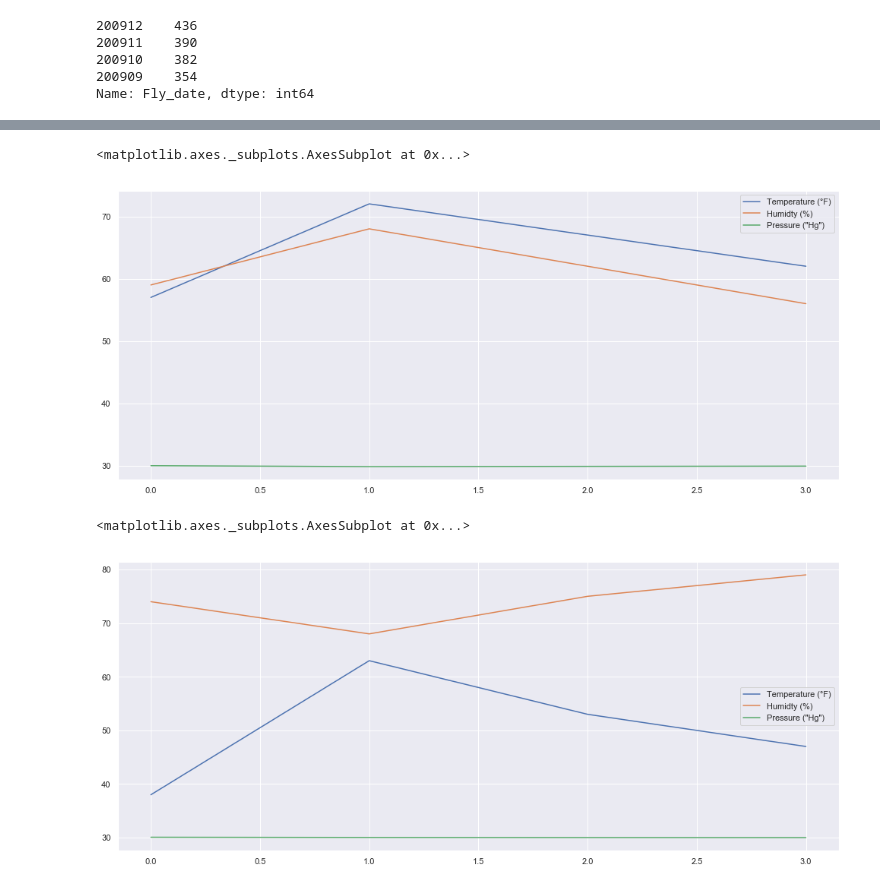
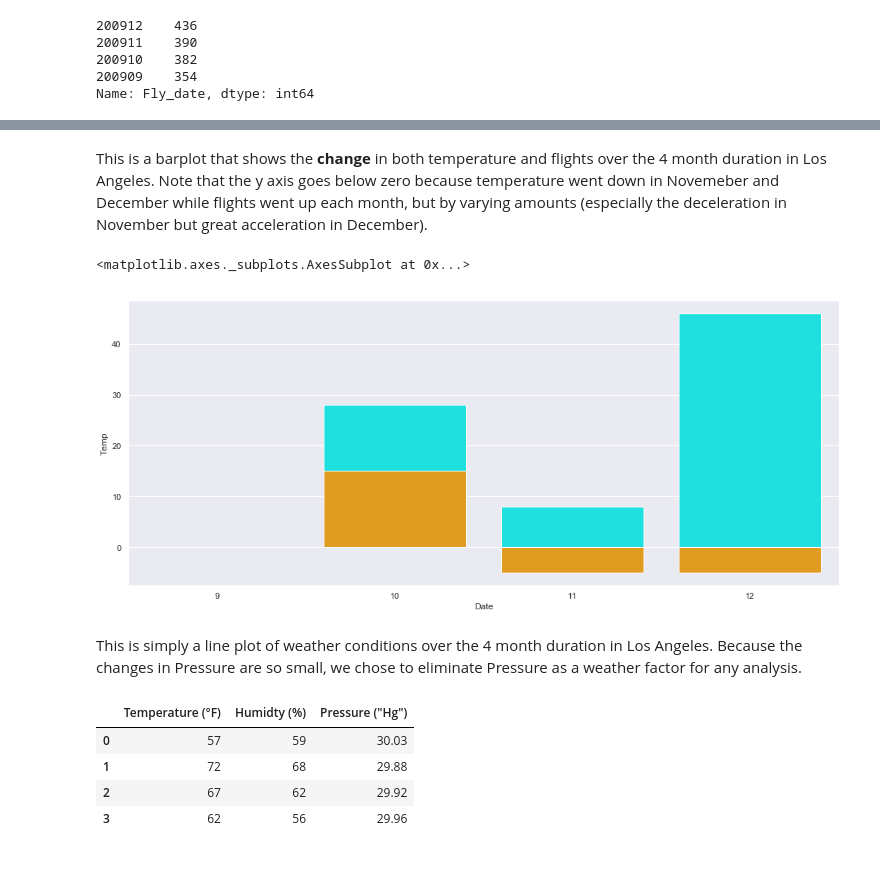
Before and after one commit to adamxkabbara/Paradise-Lost, a Jupyter notebook: Project.ipynb, the cells around one changed output, grey strips where cells are left out. Saved outputs shown, nothing was run; the diff lists cells and outputs as text; code cells hidden in the pictures.

```diff
--- a/Project.ipynb
+++ b/Project.ipynb
@@ -292,0 +283,4 @@ plt.show()
+# %%
+la_fly_freq_data_change = [[9,0,0,0],[10,28,15,9],[11,8,-5,-6],[12,46,-5,-6]]
+la_fly_freq_change = pd.DataFrame(la_fly_freq_data_change, columns = ['Date','Flights','Temp','Humidity'])
+la_fly_freq_change
@@ -293,10 +380,19 @@ plt.show()
+# %% [markdown]
+This is a barplot that shows the <b>change</b> in both temperature and flights over the 4 month duration in Los Angeles. Note that the y axis goes below zero because temperature went down in Novemeber and December while flights went up each month, but by varying amounts (especially the deceleration in November but great acceleration in December).
+# %%
+sns.barplot(data=la_fly_freq_change, x='Date', y='Flights',color = 'cyan')
+sns.barplot(data=la_fly_freq_change, x='Date', y='Temp', color = 'orange')
+#sns.barplot(data=la_fly_freq_change, x='Date', y='Humidity', color = 'purple')
+# %% [output]
+<matplotlib.axes._subplots.AxesSubplot at 0x...>
+[figure, added]
+# %% [markdown]
+This is simply a line plot of weather conditions over the 4 month duration in Los Angeles. Because the changes in Pressure are so small, we chose to eliminate Pressure as a weather factor for any analysis.
 # %%
-la_we.plot.line()
+la_we
 # %% [output]
-<matplotlib.axes._subplots.AxesSubplot at 0x...>
-[figure, removed]
+|  | Temperature (°F) | Humidty (%) | Pressure ("Hg") |
+| 0 | 57 | 59 | 30.03 |
+| 1 | 72 | 68 | 29.88 |
+| 2 | 67 | 62 | 29.92 |
+| 3 | 62 | 56 | 29.96 |
-# %%
-sea_we.plot.line()
-# %% [output]
-<matplotlib.axes._subplots.AxesSubplot at 0x...>
-[figure, removed]
```
Also changed, not shown: parts of 42 cells of this notebook.
